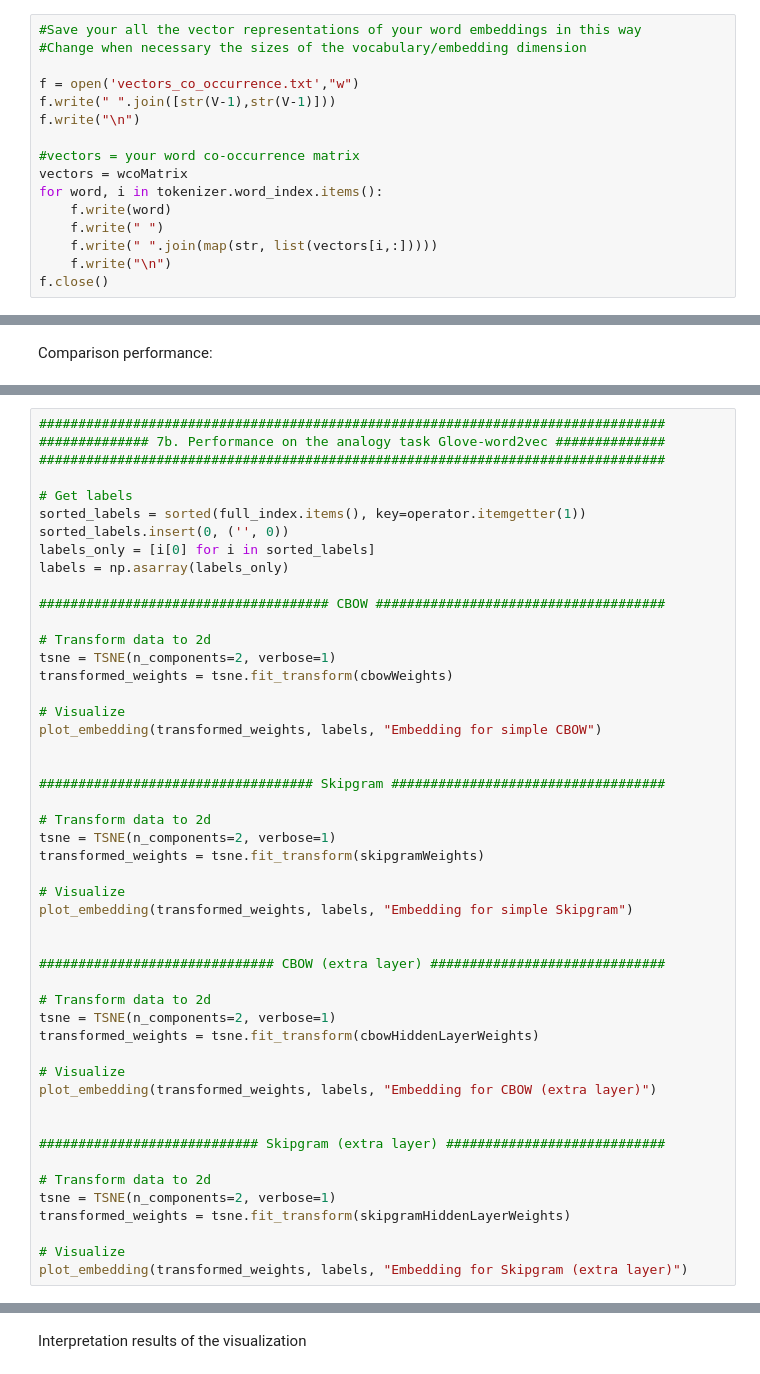
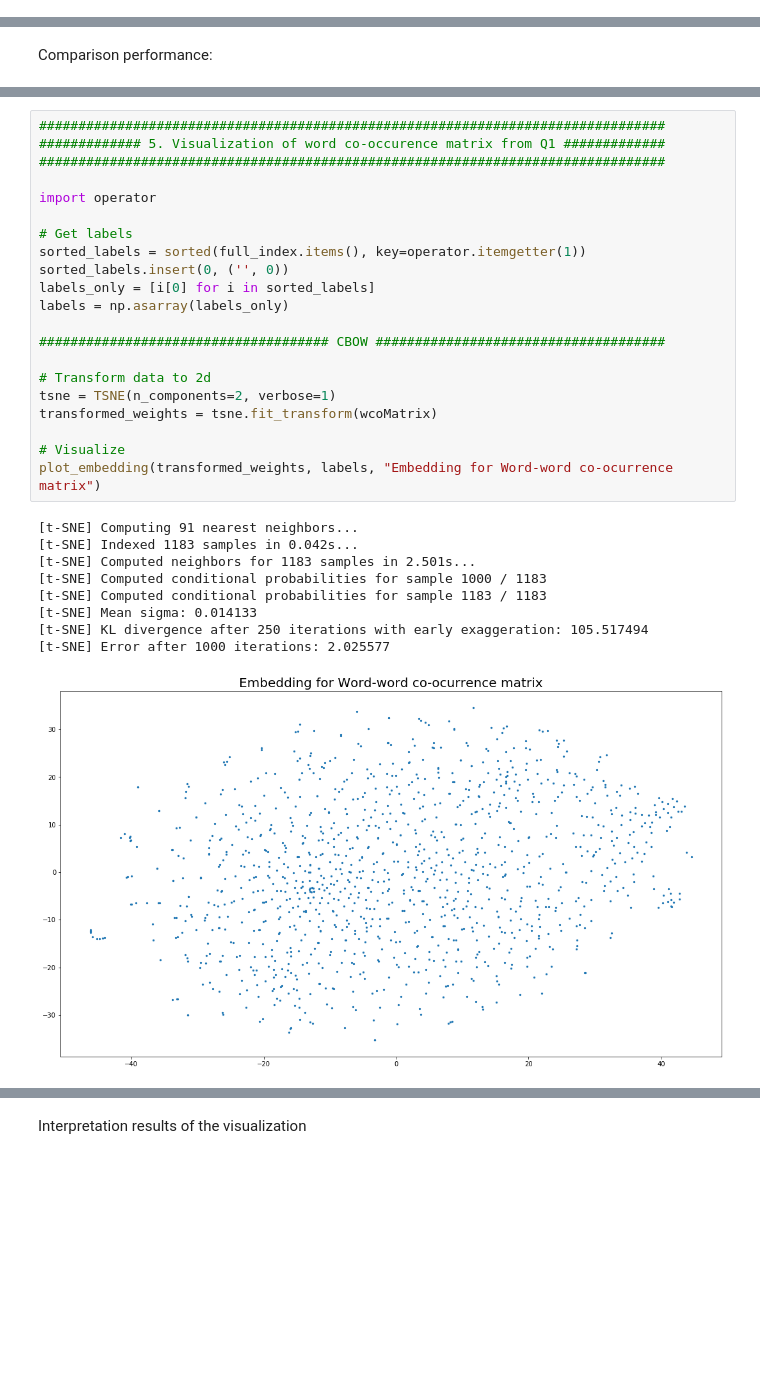
Before and after one commit to gomerudo/tuerecommendersystems, a Jupyter notebook: assignment1/Assignment1.ipynb, the cells around one changed output, grey strips where cells are left out. Cells and saved outputs as stored; diff of their text form; blank space fills up the shorter version.

```diff
--- a/assignment1/Assignment1.ipynb
+++ b/assignment1/Assignment1.ipynb
@@ -245,20 +277,4 @@ Furthermore, the minimal distance (cosine similarity normalized) found for alice
 TODO. Add some ideas!
 
 Jorge's ideas: sparse matrix VxV size (computation time increases).
-# %%
-#Save your all the vector representations of your word embeddings in this way
-#Change when necessary the sizes of the vocabulary/embedding dimension
-
-f = open('vectors_co_occurrence.txt',"w")
-f.write(" ".join([str(V-1),str(V-1)]))
-f.write("\n")
-
-#vectors = your word co-occurrence matrix
-vectors = wcoMatrix
-for word, i in tokenizer.word_index.items():
-    f.write(word)
-    f.write(" ")
-    f.write(" ".join(map(str, list(vectors[i,:]))))
-    f.write("\n")
-f.close()
 # %%
@@ -806,50 +886,32 @@ Missing words in the index
 Score for w-w co-ocurrence matrix embedding: 0
 # %%
 ################################################################################
-############## 7b. Performance on the analogy task Glove-word2vec ##############
+############# 5. Visualization of word co-occurence matrix from Q1 #############
 ################################################################################
+
+import operator
 
 # Get labels
 sorted_labels = sorted(full_index.items(), key=operator.itemgetter(1))
 sorted_labels.insert(0, ('', 0))
 labels_only = [i[0] for i in sorted_labels]
 labels = np.asarray(labels_only)
 
 ##################################### CBOW #####################################
 
 # Transform data to 2d
 tsne = TSNE(n_components=2, verbose=1)
-transformed_weights = tsne.fit_transform(cbowWeights)
+transformed_weights = tsne.fit_transform(wcoMatrix)
 
 # Visualize
-plot_embedding(transformed_weights, labels, "Embedding for simple CBOW")
-
-
-################################### Skipgram ###################################
-
-# Transform data to 2d
-tsne = TSNE(n_components=2, verbose=1)
-transformed_weights = tsne.fit_transform(skipgramWeights)
-
-# Visualize
-plot_embedding(transformed_weights, labels, "Embedding for simple Skipgram")
-
-
-############################## CBOW (extra layer) ##############################
-
-# Transform data to 2d
-tsne = TSNE(n_components=2, verbose=1)
-transformed_weights = tsne.fit_transform(cbowHiddenLayerWeights)
-
-# Visualize
-plot_embedding(transformed_weights, labels, "Embedding for CBOW (extra layer)")
-
-
-############################ Skipgram (extra layer) ############################
-
-# Transform data to 2d
-tsne = TSNE(n_components=2, verbose=1)
-transformed_weights = tsne.fit_transform(skipgramHiddenLayerWeights)
-
-# Visualize
-plot_embedding(transformed_weights, labels, "Embedding for Skipgram (extra layer)")
+plot_embedding(transformed_weights, labels, "Embedding for Word-word co-ocurrence matrix")
+# %% [output]
+[t-SNE] Computing 91 nearest neighbors...
+[t-SNE] Indexed 1183 samples in 0.042s...
+[t-SNE] Computed neighbors for 1183 samples in 2.501s...
+[t-SNE] Computed conditional probabilities for sample 1000 / 1183
+[t-SNE] Computed conditional probabilities for sample 1183 / 1183
+[t-SNE] Mean sigma: 0.014133
+[t-SNE] KL divergence after 250 iterations with early exaggeration: 105.517494
+[t-SNE] Error after 1000 iterations: 2.025577
+[figure, added]
```
Also changed, not shown: parts of 30 cells of this notebook.
